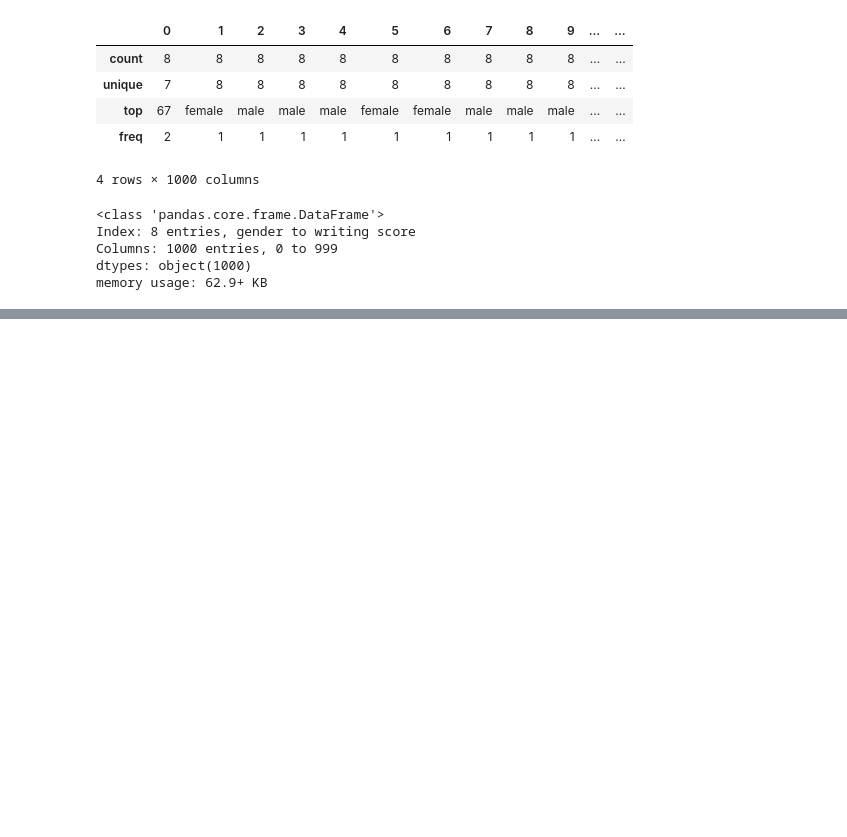
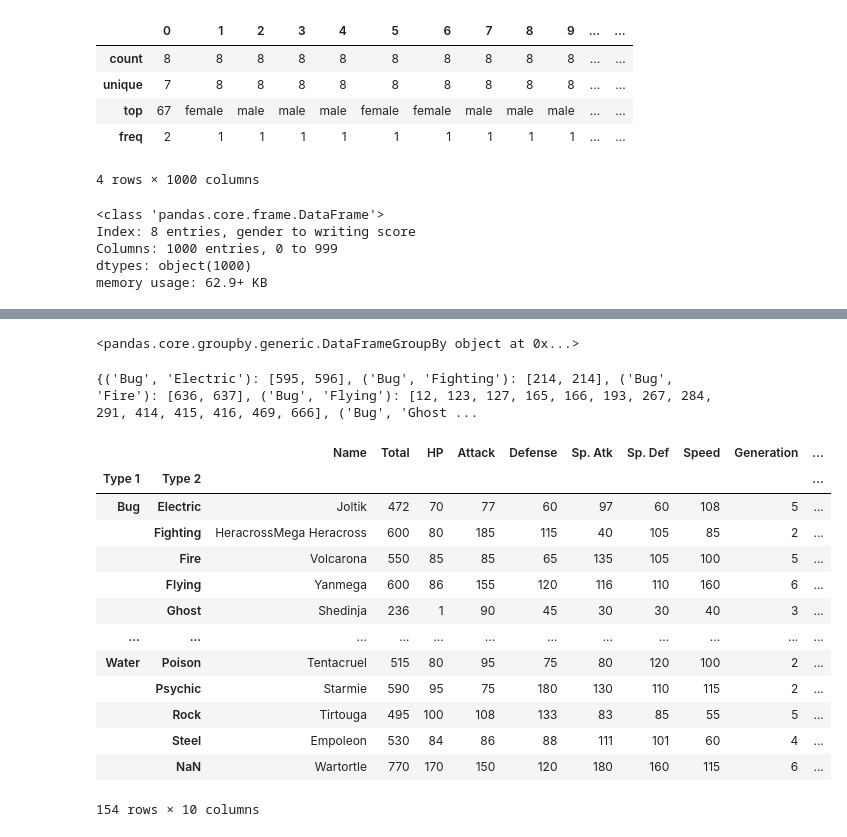
Before and after one commit to bvkiran8058/Data-Science-with-GenAI, a Jupyter notebook: Pandas/DataFrame/shape manipulations.ipynb, the cells around one changed output, grey strips where cells are left out. Drawn from its saved outputs; the diff is of its cells as text; code cells hidden in the pictures; blank space fills up the shorter version.

```diff
--- a/Pandas/DataFrame/shape manipulations.ipynb
+++ b/Pandas/DataFrame/shape manipulations.ipynb
@@ -78,0 +144,26 @@ memory usage: 62.9+ KB
+# %%
+poke_group2 = pokemon.groupby(by=["Type 1",	'Type 2'], dropna= False)
+poke_group2
+# %% [output]
+<pandas.core.groupby.generic.DataFrameGroupBy object at 0x...>
+# %%
+poke_group2.groups
+# %% [output]
+{('Bug', 'Electric'): [595, 596], ('Bug', 'Fighting'): [214, 214], ('Bug', 'Fire'): [636, 637], ('Bug', 'Flying'): [12, 123, 127, 165, 166, 193, 267, 284, 291, 414, 415, 416, 469, 666], ('Bug', 'Ghost ...
+# %%
+poke_group2.max()
+# %% [output]
+|  |  | Name | Total | HP | Attack | Defense | Sp. Atk | Sp. Def | Speed | Generation | ... |
+| Type 1 | Type 2 |  |  |  |  |  |  |  |  |  | ... |
+| Bug | Electric | Joltik | 472 | 70 | 77 | 60 | 97 | 60 | 108 | 5 | ... |
+|  | Fighting | HeracrossMega Heracross | 600 | 80 | 185 | 115 | 40 | 105 | 85 | 2 | ... |
+|  | Fire | Volcarona | 550 | 85 | 85 | 65 | 135 | 105 | 100 | 5 | ... |
+|  | Flying | Yanmega | 600 | 86 | 155 | 120 | 116 | 110 | 160 | 6 | ... |
+|  | Ghost | Shedinja | 236 | 1 | 90 | 45 | 30 | 30 | 40 | 3 | ... |
+| ... | ... | ... | ... | ... | ... | ... | ... | ... | ... | ... | ... |
+| Water | Poison | Tentacruel | 515 | 80 | 95 | 75 | 80 | 120 | 100 | 2 | ... |
+|  | Psychic | Starmie | 590 | 95 | 75 | 180 | 130 | 110 | 115 | 2 | ... |
+|  | Rock | Tirtouga | 495 | 100 | 108 | 133 | 83 | 85 | 55 | 5 | ... |
+|  | Steel | Empoleon | 530 | 84 | 86 | 88 | 111 | 101 | 60 | 4 | ... |
+|  | NaN | Wartortle | 770 | 170 | 150 | 120 | 180 | 160 | 115 | 6 | ... |
+154 rows × 10 columns
```
Also changed, not shown: parts of 7 cells of this notebook.
